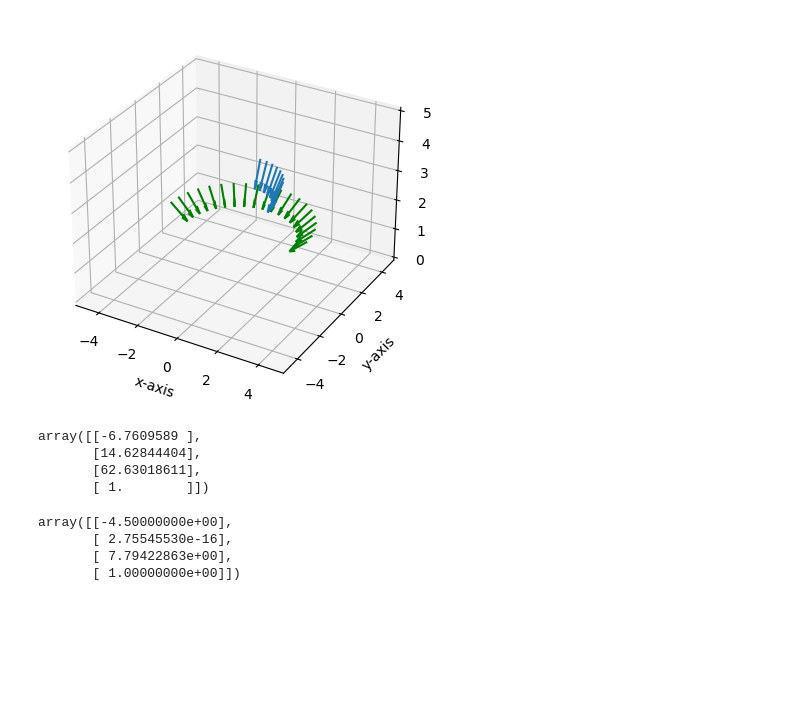
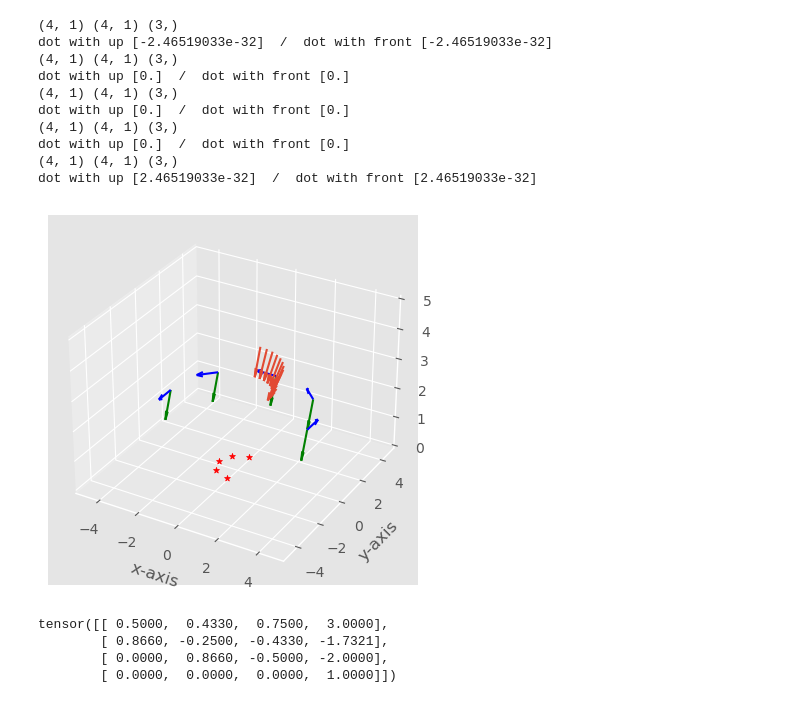
Before and after one commit to minjunsz/nerf, a Jupyter notebook: notebook/test_generate_pos.ipynb, the cells around one changed output. Drawn from its saved outputs; the diff is of its cells as text; code cells hidden in the pictures; blank space fills up the shorter version.

```diff
--- a/notebook/test_generate_pos.ipynb
+++ b/notebook/test_generate_pos.ipynb
@@ -1,6 +1,7 @@
 # %%
 import numpy as np
 import matplotlib.pyplot as plt
+plt.style.use('ggplot')
 from mpl_toolkits.mplot3d import Axes3D
 # %%
 change_axis = np.array([
@@ -45,47 +46,49 @@ def c2w(r,theta,phi):
 # %%
 origin = np.array([0,0,0,1])
 view_dir = np.array([0,0,-1,1])
+upward = np.array([0,1,-1,1])[...,None]
 origin, view_dir = origin[...,None], view_dir[..., None]
 # %%
 r = 4
 phi = 30
 thetas = np.linspace(0, 90, 10)
 fig = plt.figure()
 ax = fig.add_subplot(111, projection='3d')
 
 for theta in thetas:
     start = c2w(r,theta, phi) @ origin
     dest = c2w(r,theta, phi) @ view_dir
     delta = dest - start
     ax.quiver(start[0], start[1], start[2], delta[0], delta[1], delta[2])
 
 phi = 60
-thetas = np.linspace(0, 180, 20)
+thetas = np.linspace(0, 180, 5)
 for theta in thetas:
-    start = c2w(r,theta, phi) @ origin
-    dest = c2w(r,theta, phi) @ view_dir
-    delta = dest - start
+    matrix = c2w(r,theta, phi)
+    start =  matrix @ origin
+    dest = matrix @ view_dir
+    up = matrix @ upward
+
+    ax.scatter(matrix[:3,0][0], matrix[:3,0][1], matrix[:3,0][2], c='red', marker='*')
     ax.quiver(start[0], start[1], start[2], delta[0], delta[1], delta[2], color='g')
+    ax.quiver(start[0], start[1], start[2], matrix[:3,0][0], matrix[:3,0][1], matrix[:3,0][2], color='b')
+    print(f"dot with up {matrix[:3,0].T @ up[:3]}  /  dot with front {matrix[:3,0] @ dest[:3]}")
 
 ax.set_xlim([-5, 5])
 ax.set_ylim([-5, 5])
 ax.set_zlim([0, 5])
 ax.set_xlabel("x-axis")
 ax.set_ylabel("y-axis")
 plt.show()
 # %% [output]
+(4, 1) (4, 1) (3,)
+dot with up [-2.46519033e-32]  /  dot with front [-2.46519033e-32]
+(4, 1) (4, 1) (3,)
+dot with up [0.]  /  dot with front [0.]
+(4, 1) (4, 1) (3,)
+dot with up [0.]  /  dot with front [0.]
+(4, 1) (4, 1) (3,)
+dot with up [0.]  /  dot with front [0.]
+(4, 1) (4, 1) (3,)
+dot with up [2.46519033e-32]  /  dot with front [2.46519033e-32]
-[figure, old version]
+[figure, new version]
-# %%
-origi
-# %% [output]
-array([[-6.7609589 ],
-       [14.62844404],
-       [62.63018611],
-       [ 1.        ]])
-# %%
-dest
-# %% [output]
-array([[-4.50000000e+00],
-       [ 2.75545530e-16],
-       [ 7.79422863e+00],
-       [ 1.00000000e+00]])
@@ -91,0 +123,7 @@ array([[-4.50000000e+00],
+# %%
+pose_spherical(120, 30, 4)
+# %% [output]
+tensor([[ 0.5000,  0.4330,  0.7500,  3.0000],
+        [ 0.8660, -0.2500, -0.4330, -1.7321],
+        [ 0.0000,  0.8660, -0.5000, -2.0000],
+        [ 0.0000,  0.0000,  0.0000,  1.0000]])
```
Also changed, not shown: parts of 2 cells of this notebook, 3 other files.
